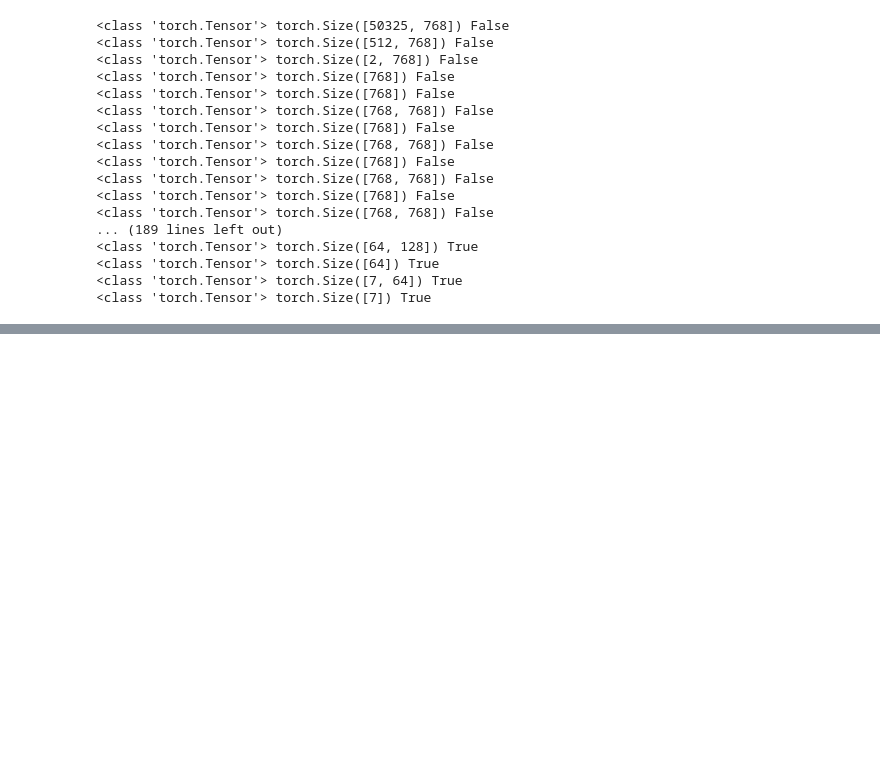
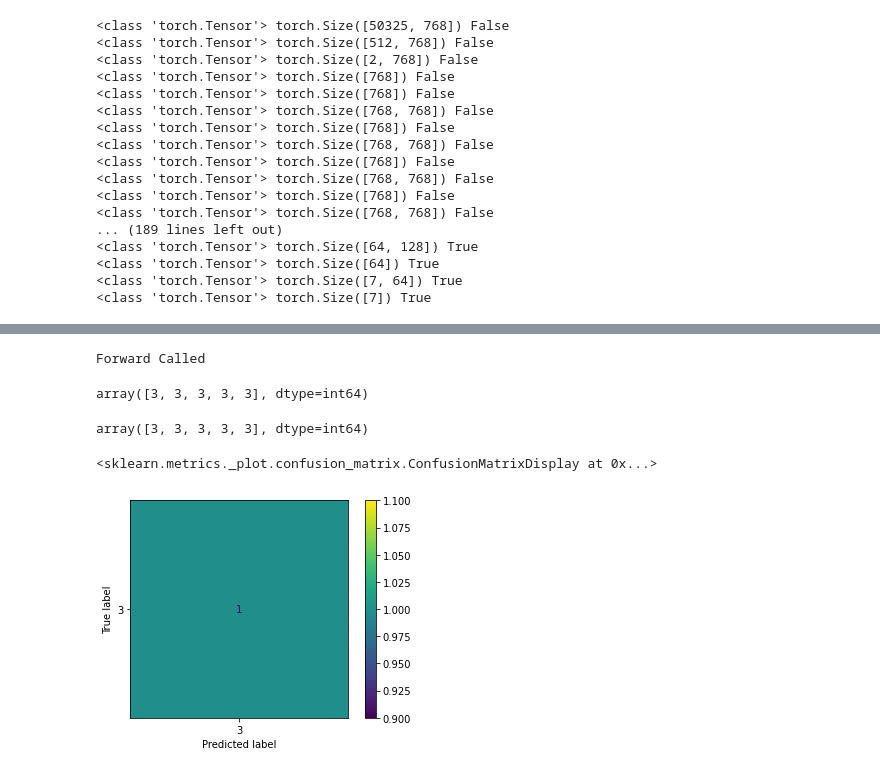
Before and after one commit to cerionXLII/NLP_BERT, a Jupyter notebook: src/Bert.ipynb, the cells around one changed output, grey strips where cells are left out. Drawn from its saved outputs; the diff is of its cells as text; code cells hidden in the pictures; blank space fills up the shorter version.

```diff
--- a/src/Bert.ipynb
+++ b/src/Bert.ipynb
@@ -676,8 +702,8 @@ tensor([[0.1394, 0.1599, 0.1548, 0.1324, 0.1248, 0.1408, 0.1479],
         [0.1423, 0.1517, 0.1463, 0.1242, 0.1348, 0.1532, 0.1476]],
        grad_fn=<SoftmaxBackward0>)
 # %%
-mMiniBatcherTrain = MiniBatcher(X_train[:10], Y_train[:10], batch_size=5)
-mMiniBatcherTest = MiniBatcher(X_test[:10], Y_test[:10], batch_size=5)
+mMiniBatcherTrain = MiniBatcher(X_train[:1000], Y_train[:1000], batch_size=50)
+mMiniBatcherTest = MiniBatcher(X_test[:200], Y_test[:200], batch_size=50)
 # %%
 for param in torchModel.parameters():
     print(type(param.data), param.size(), param.requires_grad)
@@ -727,7 +753,7 @@ for e in range(epochs):
     for images, labels in mMiniBatcherTrain.getBatchIterator():
         print('Training batch...')
         optimizer.zero_grad()
-        #labels = torch.from_numpy(labels.values).type(torch.FloatTensor)
+
         print(f'labels.shape: {labels.shape}')
         labels = torch.from_numpy(labels).to(device)
 
@@ -757,14 +783,14 @@ for e in range(epochs):
             #labels = torch.from_numpy(labels.values).type(torch.FloatTensor)
             labels = torch.from_numpy(labels).to(device)
             output = torchModel(images)
-            test_loss += criterion(output, labels)
+            test_loss += criterion(output, labels).to('cpu') #Want the loss on CPU
 
             top_p, top_class = output.topk(1, dim=1)
             print(top_p)
             #top_p_target, top_class_target = labels.topk(1, dim=1)
             #equals = top_class == top_class_target
             equals = top_class == labels.view(top_class.shape)
-            accuracy += torch.sum(equals.type(torch.FloatTensor))
+            accuracy += torch.sum(equals.type(torch.FloatTensor)).to('cpu')
 
     torchModel.train()
 
@@ -799,0 +829,17 @@ plt.legend(frameon=False)
+# %%
+Y_pred = torchModel.predict(X_test[:5])
+Y_pred
+# %% [output]
+Forward Called
+array([3, 3, 3, 3, 3], dtype=int64)
+# %%
+targets = Y_test[:5]
+targets
+# %% [output]
+array([3, 3, 3, 3, 3], dtype=int64)
+# %%
+cm = confusion_matrix(targets, Y_pred, normalize='true')
+ConfusionMatrixDisplay(confusion_matrix=cm, display_labels=list(set(Y_pred))).plot()
+# %% [output]
+<sklearn.metrics._plot.confusion_matrix.ConfusionMatrixDisplay at 0x...>
+[figure, added]
```
Also changed, not shown: parts of 18 cells of this notebook.
